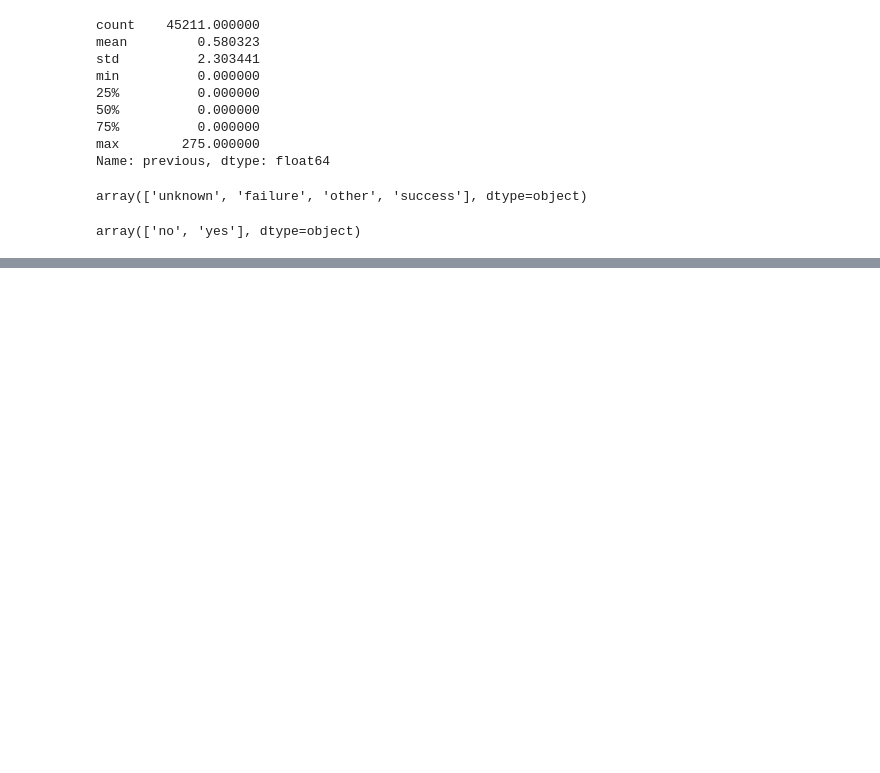
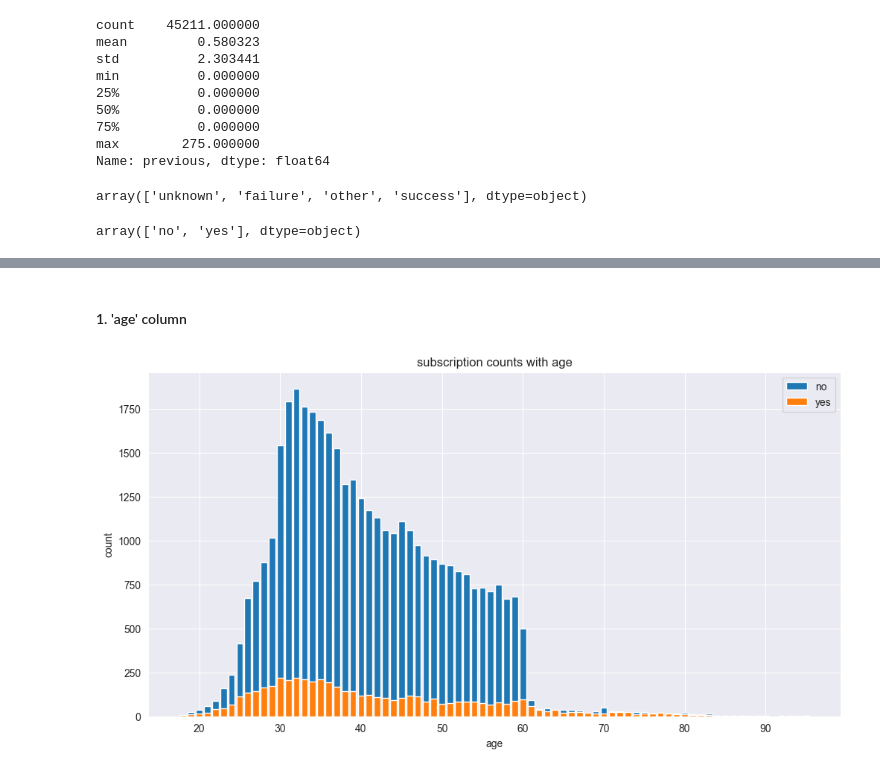
Before and after one commit to Sayuru-Nimsara-2003/Machine-Learning-Coursework, a Jupyter notebook: Preprocessing and EDA.ipynb, the cells around one changed output, grey strips where cells are left out. Drawn from its saved outputs; the diff is of its cells as text; code cells hidden in the pictures; blank space fills up the shorter version.

```diff
--- a/Preprocessing and EDA.ipynb
+++ b/Preprocessing and EDA.ipynb
@@ -185,0 +228,15 @@ array(['no', 'yes'], dtype=object)
+# %% [markdown]
+#### 1. 'age' column
+# %%
+age_yes_counts = df[df.y == 'yes'].groupby('age')['y'].count()
+age_no_counts = df[df.y == 'no'].groupby('age')['y'].count()
+
+plt.figure(figsize=(12,6))
+plt.bar(x=age_no_counts.index, height=age_no_counts.values)
+plt.bar(x=age_yes_counts.index, height=age_yes_counts.values)
+plt.xlabel('age')
+plt.ylabel('count')
+plt.title('subscription counts with age')
+plt.legend(['no','yes']);
+# %% [output]
+[figure, added]
```
Also changed, not shown: parts of 57 cells of this notebook.
